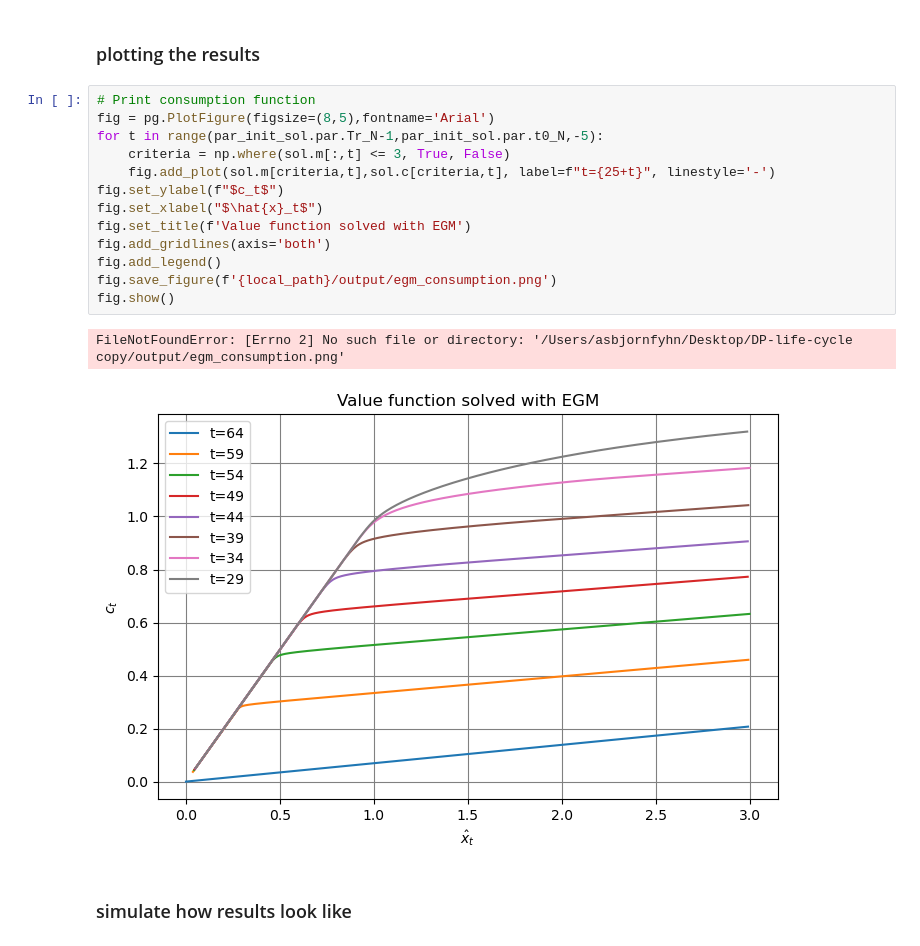
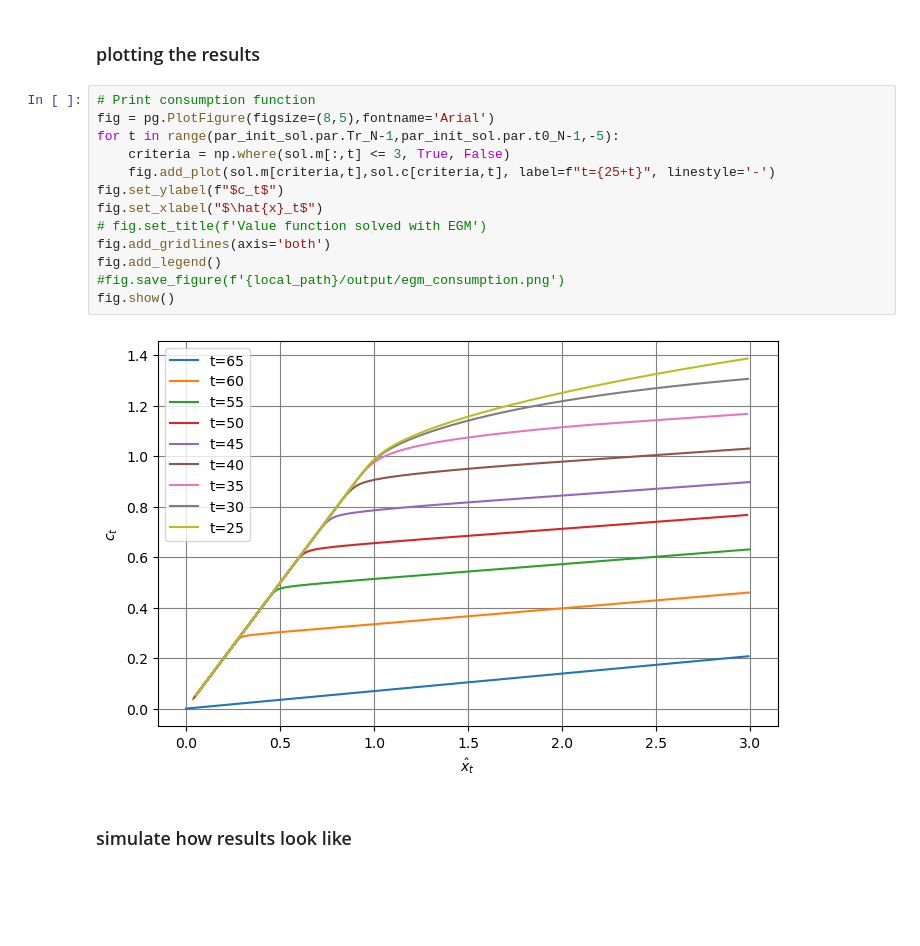
Before and after one commit to AsFyhn/DP-life-cycle, a Jupyter notebook: Run_all.ipynb, the cells around one changed output. Saved outputs shown, nothing was run; the diff lists cells and outputs as text; blank space fills up the shorter version.

```diff
--- a/Run_all.ipynb
+++ b/Run_all.ipynb
@@ -43,19 +59,18 @@ sol = solObj.sol
 # %%
 # Print consumption function
 fig = pg.PlotFigure(figsize=(8,5),fontname='Arial')
-for t in range(par_init_sol.par.Tr_N-1,par_init_sol.par.t0_N,-5):
+for t in range(par_init_sol.par.Tr_N-1,par_init_sol.par.t0_N-1,-5):
     criteria = np.where(sol.m[:,t] <= 3, True, False)
     fig.add_plot(sol.m[criteria,t],sol.c[criteria,t], label=f"t={25+t}", linestyle='-')
 fig.set_ylabel(f"$c_t$")
 fig.set_xlabel("$\hat{x}_t$")
-fig.set_title(f'Value function solved with EGM')
+# fig.set_title(f'Value function solved with EGM')
 fig.add_gridlines(axis='both')
 fig.add_legend()
-fig.save_figure(f'{local_path}/output/egm_consumption.png')
+#fig.save_figure(f'{local_path}/output/egm_consumption.png')
 fig.show()
 # %% [output]
-FileNotFoundError: [Errno 2] No such file or directory: '/Users/asbjornfyhn/Desktop/DP-life-cycle copy/output/egm_consumption.png'
-[figure, old version]
+[figure, new version]
 # %% [markdown]
 ### simulate how results look like
 # %%
```
Also changed, not shown: parts of 20 cells of this notebook.
